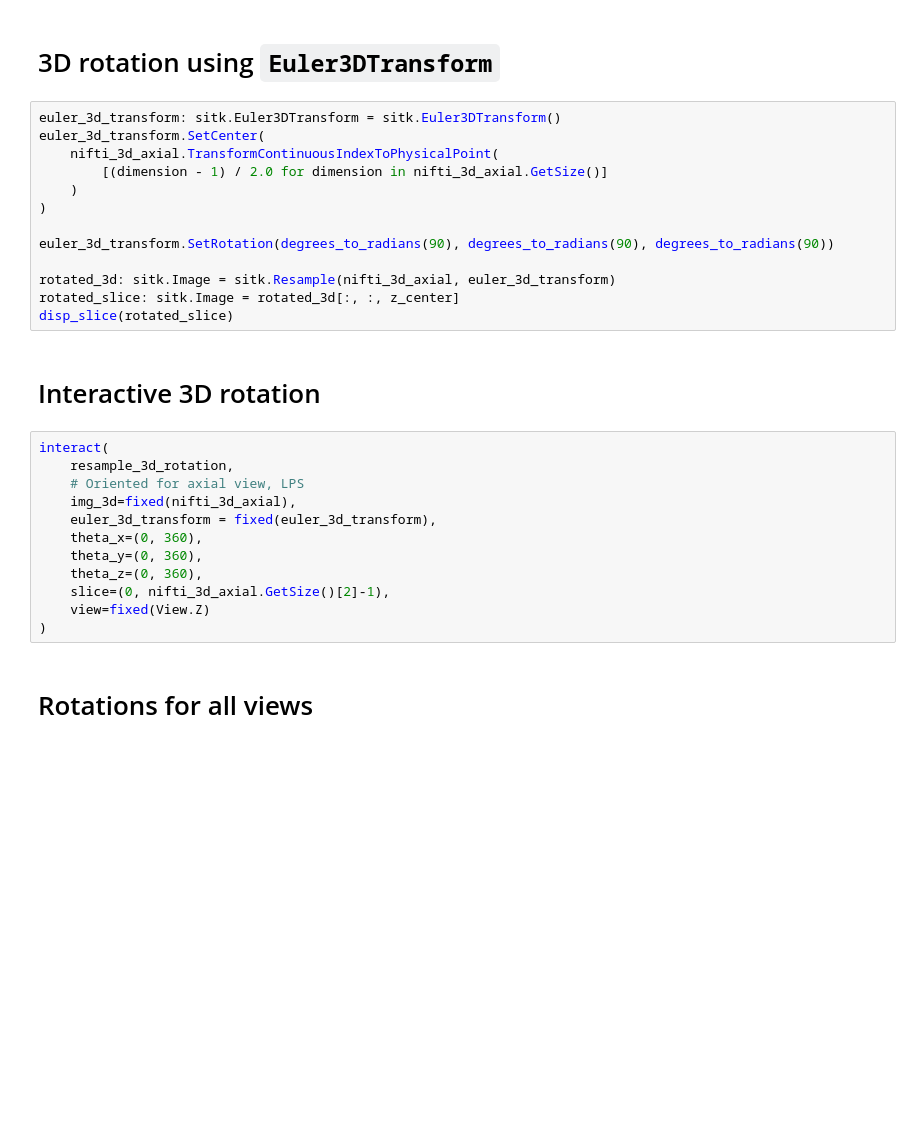
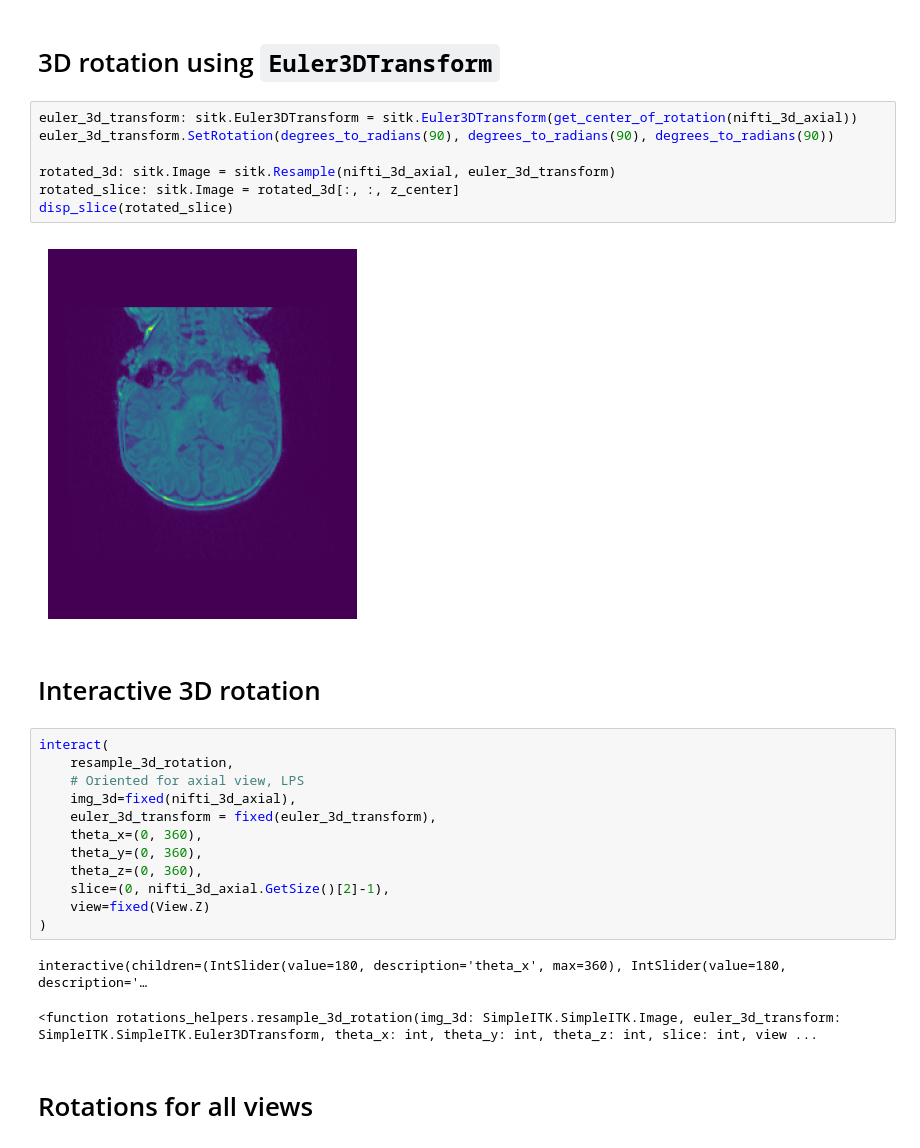
Before and after one commit to COMP523TeamD/TechTalk, a Jupyter notebook: src/rotations.ipynb, the cells around one changed output. Saved outputs shown, nothing was run; the diff lists cells and outputs as text; blank space fills up the shorter version.

```diff
--- a/src/rotations.ipynb
+++ b/src/rotations.ipynb
@@ -208,18 +221,14 @@ interact(
 # %% [markdown]
 # 3D rotation using `Euler3DTransform`
 # %%
-euler_3d_transform: sitk.Euler3DTransform = sitk.Euler3DTransform()
-euler_3d_transform.SetCenter(
-    nifti_3d_axial.TransformContinuousIndexToPhysicalPoint(
-        [(dimension - 1) / 2.0 for dimension in nifti_3d_axial.GetSize()]
-    )
-)
-
+euler_3d_transform: sitk.Euler3DTransform = sitk.Euler3DTransform(get_center_of_rotation(nifti_3d_axial))
 euler_3d_transform.SetRotation(degrees_to_radians(90), degrees_to_radians(90), degrees_to_radians(90))
 
 rotated_3d: sitk.Image = sitk.Resample(nifti_3d_axial, euler_3d_transform)
 rotated_slice: sitk.Image = rotated_3d[:, :, z_center]
 disp_slice(rotated_slice)
+# %% [output]
+[figure, added]
 # %% [markdown]
 # Interactive 3D rotation
 # %%
@@ -234,6 +243,9 @@ interact(
     slice=(0, nifti_3d_axial.GetSize()[2]-1),
     view=fixed(View.Z)
 )
+# %% [output]
+interactive(children=(IntSlider(value=180, description='theta_x', max=360), IntSlider(value=180, description='…
+<function rotations_helpers.resample_3d_rotation(img_3d: SimpleITK.SimpleITK.Image, euler_3d_transform: SimpleITK.SimpleITK.Euler3DTransform, theta_x: int, theta_y: int, theta_z: int, slice: int, view ...
 # %% [markdown]
 # Rotations for all views
 # %%
```
Also changed, not shown: parts of 16 cells of this notebook.
